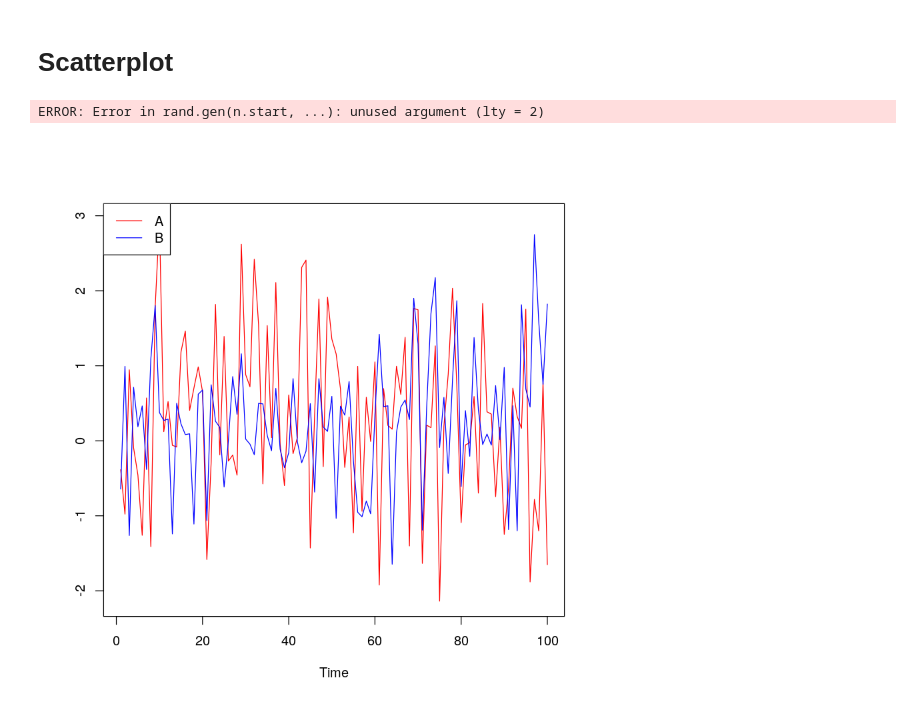
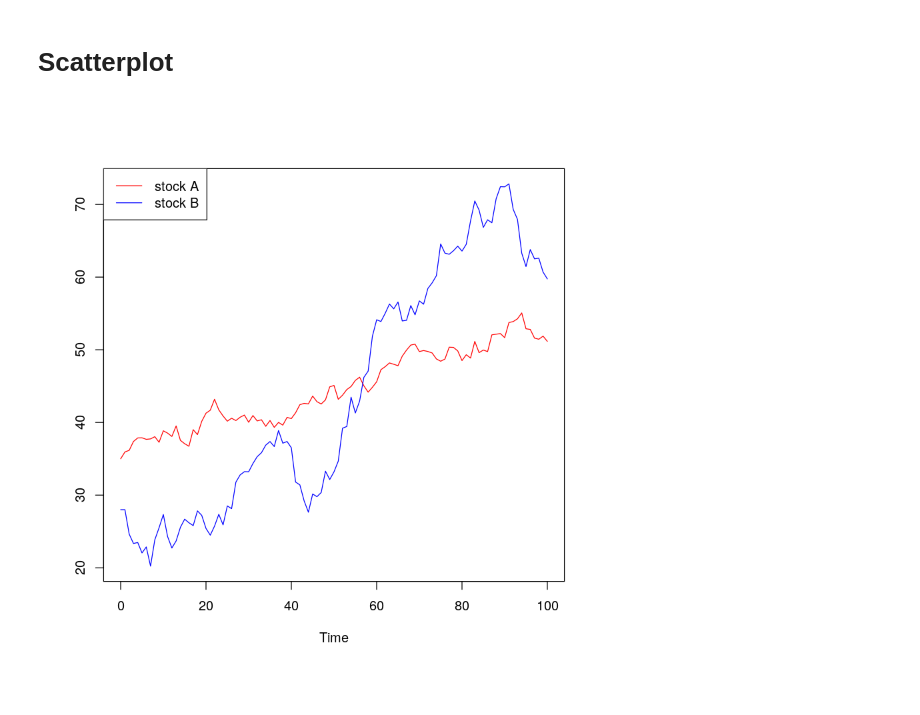
Before and after one commit to denglert/R-sandbox, a Jupyter notebook: datacamp/Time_series/scatterplots.ipynb, the cells around one changed output. Saved outputs shown, nothing was run; the diff lists cells and outputs as text; code cells hidden in the pictures.

```diff
--- a/datacamp/Time_series/scatterplots.ipynb
+++ b/datacamp/Time_series/scatterplots.ipynb
@@ -1,12 +1,10 @@
 # %% [markdown]
 # Scatterplot
 # %%
-stock_a <- arima.sim(model=list(order=c(0,0,0)), n=100, mean=0.3)
-stock_b <- arima.sim(model=list(order=c(0,0,0)), n=100, mean=0.2)
+stock_a_ts <- 35.0 + arima.sim(model=list(order=c(0,1,0)), n=100, sd=1.0, mean=0.2)
+stock_b_ts <- 28.0 + arima.sim(model=list(order=c(0,1,0)), n=100, sd=2.0, mean=0.4)
-# %% [output]
-ERROR: Error in rand.gen(n.start, ...): unused argument (lty = 2)
 # %%
-ts.plot(cbind(stock_a, stock_b), col=c('red', 'blue'), lty=1)
-legend("topleft", c("A","B"), lty=1, col=c("red","blue"))
+ts.plot(cbind(stock_a_ts, stock_b_ts), col=c('red', 'blue'), lty=1)
+legend("topleft", c("stock A","stock B"), lty=1, col=c("red","blue"))
 # %% [output]
-[figure, old version]
+[figure, new version]
```
Also changed, not shown: parts of 33 cells of this notebook.
